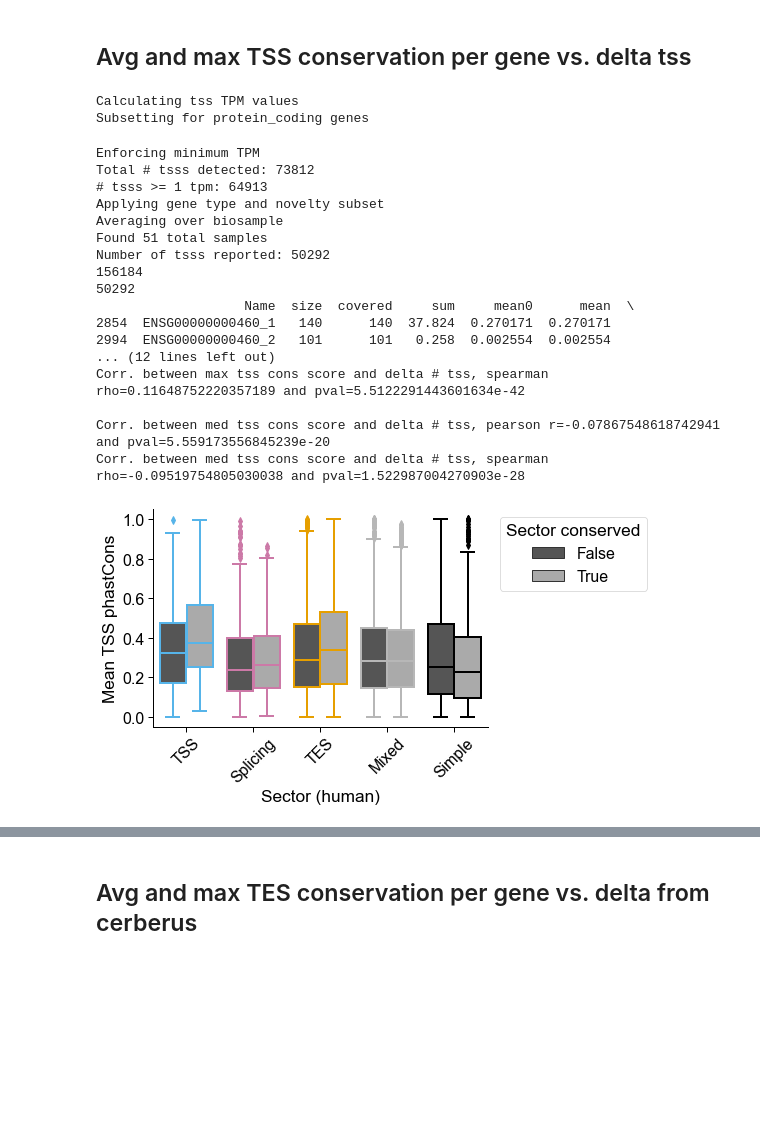
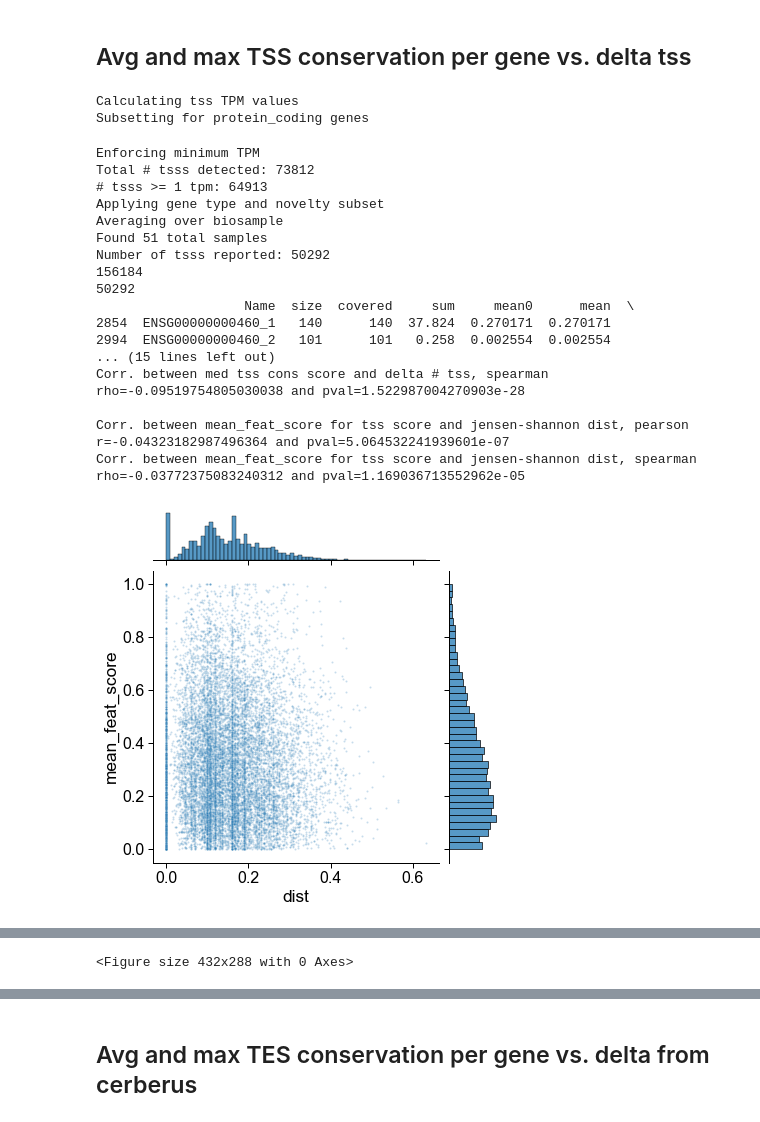
Before and after one commit to fairliereese/paper_rnawg, a Jupyter notebook: figures_revisions/revisions/sequence_cons_vs_cerberus_bigwig.ipynb, the cells around one changed output, grey strips where cells are left out. Drawn from its saved outputs; the diff is of its cells as text; code cells hidden in the pictures; blank space fills up the shorter version.

```diff
--- a/figures_revisions/revisions/sequence_cons_vs_cerberus_bigwig.ipynb
+++ b/figures_revisions/revisions/sequence_cons_vs_cerberus_bigwig.ipynb
@@ -74,6 +74,9 @@ m_ref_g_metadata = od+expand(config['ref']['new_gtf_g_info'], species='mouse')[0
 orth_table = od+config['ref']['orth_genes']
 
 mouse_ver = 'vM25_cerberus'
+
+sig_threshes = [0.05, 0.01, 0.001]
+sig_annots = ['*', '**', '***']
 # %% [markdown]
 ## TES phastcons
 # %%
@@ -287,7 +290,8 @@ df2['delta_feat'] = df2[f'n_{feat}_human']-df2[f'n_{feat}_mouse']
 df2.rename({'Gene stable ID': 'gid'}, axis=1, inplace=True)
 df2 = df2[['gid', f'n_{feat}_human',
           f'n_{feat}_mouse', 'delta_feat',
-          'sector_human', 'sector_mouse', 'sector_conserved']]
+          'sector_human', 'sector_mouse', 'sector_conserved',
+          'dist']]
 
 # compute mean score
 temp = df.groupby('gid').mean().reset_index().rename({'mean0':'mean_feat_score'}, axis=1)
@@ -340,6 +344,21 @@ print(f'Corr. between med {feat} cons score and delta # {feat}, spearman rho={rh
 plt.show()
 print()
 
+cols = ['mean_feat_score', 'med_feat_score', 'max_feat_score']
+for col in cols:
+    x = df[col].tolist()
+    y = df['dist'].tolist()
+    r, pval = stats.pearsonr(x,y)
+    print(f'Corr. between {col} for {feat} score and jensen-shannon dist, pearson r={r} and pval={pval}')
+    rho, pval = stats.spearmanr(x,y)
+    print(f'Corr. between {col} for {feat} score and jensen-shannon dist, spearman rho={rho} and pval={pval}')
+    sns.jointplot(df, x='dist',
+                  y=col,
+                  joint_kws={'s':4, 'alpha':0.25})
+    plt.show()
+    print()
+
+
 c_dict, order = get_sector_colors()
 sns.set_context('paper', font_scale=1.8)
 mpl.rcParams['font.family'] = 'Arial'
@@ -382,6 +401,18 @@ for col in cols:
     plt.legend(loc='upper right', bbox_to_anchor=(1.5, 1),
                title='Sector conserved')
 
+    pvals = {}
+    for sector in df.sector_human.unique().tolist():
+        # sns.boxplot(df, x=col, kind='kde',
+        #             hue='sector_conserved',
+        #             linewidth=1, common_norm=False)
+        temp = df.loc[df.sector_human==sector]
+        x = temp.loc[temp.sector_conserved==True, col].dropna().tolist()
+        y = temp.loc[temp.sector_conserved==False, col].dropna().tolist()
+        stat, pval = st.mannwhitneyu(x,y)
+        print(f'{sector} sector conserved vs. non conserved {col} stat: {stat}, pval: {pval}')
+        pvals[sector] = pval
+
     box_patches = [patch for patch in ax.patches if type(patch) == mpl.patches.PathPatch]
     if len(box_patches) == 0:  # in matplotlib older than 3.5, the boxes are stored in ax.artists
         box_patches = ax.artists
@@ -390,49 +421,62 @@ for col in cols:
     for i, patch in enumerate(box_patches):
 
         j = int(i/2)
-        sect_color = c_dict[order[j]]
+        sector = order[j]
+        sect_color = c_dict[sector]
+
 
         # Set the linecolor on the patch to the facecolor, and set the facecolor to None
         # col = patch.get_facecolor()
         patch.set_edgecolor(sect_color)
         # patch.set_facecolor('None')
 
         # Each box has associated Line2D objects (to make the whiskers, fliers, etc.)
         # Loop over them here, and use the same color as above
         for line in ax.lines[i * lines_per_boxplot: (i + 1) * lines_per_boxplot]:
             line.set_color(sect_color)
             line.set_mfc(sect_color)  # facecolor of fliers
             line.set_mec(sect_color)  # edgecolor of fliers
 
-    plt.show()
+        # sig annotations
+        if i%len(df.sector_conserved.unique()) == 1:
 
-    for sector in df.sector_human.unique().tolist():
-        # sns.boxplot(df, x=col, kind='kde',
-        #             hue='sector_conserved',
-        #             linewidth=1, common_norm=False)
-        temp = df.loc[df.sector_human==sector]
-        x = temp.loc[temp.sector_conserved==True, col].dropna().tolist()
-        y = temp.loc[temp.sector_conserved==False, col].dropna().tolist()
-        stat, pval = st.mannwhitneyu(x,y)
-        print(f'{sector} sector conserved vs. non conserved {col} stat: {stat}, pval: {pval}')
+            if pvals[sector] <= max(sig_threshes):
+                for annot, thresh in zip(sig_annots, sig_threshes):
+                    if pvals[sector] <= thresh:
+                        sig_annot = annot
+
+                x1 = j-0.2
+                x2 = j+0.2
+                y = df.loc[df.sector_human==sector, col].max() + 0.05
+                h = 0.05
+                color = 'k'
+
+                plt.plot([x1, x2], [y, y], lw=1, c=color)
+                plt.text((x1+x2)*.5, y-0.025, sig_annot, ha='center', va='bottom', color=color)
+
+
+    # save figure
+    fname = f'figures/{feat}_phastcons_vs_sector_cons_{col}.pdf'
+    plt.savefig(fname, dpi=500, bbox_inches='tight')
+    plt.clf()
 # %% [output]
 Calculating tss TPM values
 Subsetting for protein_coding genes
 Enforcing minimum TPM
 Total # tsss detected: 73812
 # tsss >= 1 tpm: 64913
 Applying gene type and novelty subset
 Averaging over biosample
 Found 51 total samples
 Number of tsss reported: 50292
 156184
 50292
                    Name  size  covered     sum     mean0      mean  \
 2854  ENSG00000000460_1   140      140  37.824  0.270171  0.270171
 2994  ENSG00000000460_2   101      101   0.258  0.002554  0.002554
-... (12 lines left out)
-Corr. between max tss cons score and delta # tss, spearman rho=0.11648752220357189 and pval=5.5122291443601634e-42
+... (15 lines left out)
+Corr. between med tss cons score and delta # tss, spearman rho=-0.09519754805030038 and pval=1.522987004270903e-28
 
-Corr. between med tss cons score and delta # tss, pearson r=-0.07867548618742941 and pval=5.559173556845239e-20
-Corr. between med tss cons score and delta # tss, spearman rho=-0.09519754805030038 and pval=1.522987004270903e-28
+Corr. between mean_feat_score for tss score and jensen-shannon dist, pearson r=-0.04323182987496364 and pval=5.064532241939601e-07
+Corr. between mean_feat_score for tss score and jensen-shannon dist, spearman rho=-0.03772375083240312 and pval=1.169036713552962e-05
-[figure, old version]
+[figure, new version]
@@ -453,3 +503,4 @@ simple sector conserved vs. non conserved max_feat_score stat: 319998.0, pval: 0
 mixed sector conserved vs. non conserved max_feat_score stat: 4066519.0, pval: 0.2847308788698709
 splicing sector conserved vs. non conserved max_feat_score stat: 137333.5, pval: 0.01785583737854407
 tss sector conserved vs. non conserved max_feat_score stat: 293565.0, pval: 5.253415170248893e-09
+<Figure size 432x288 with 0 Axes>
```
Also changed, not shown: parts of 4 cells of this notebook, 1 other file.
